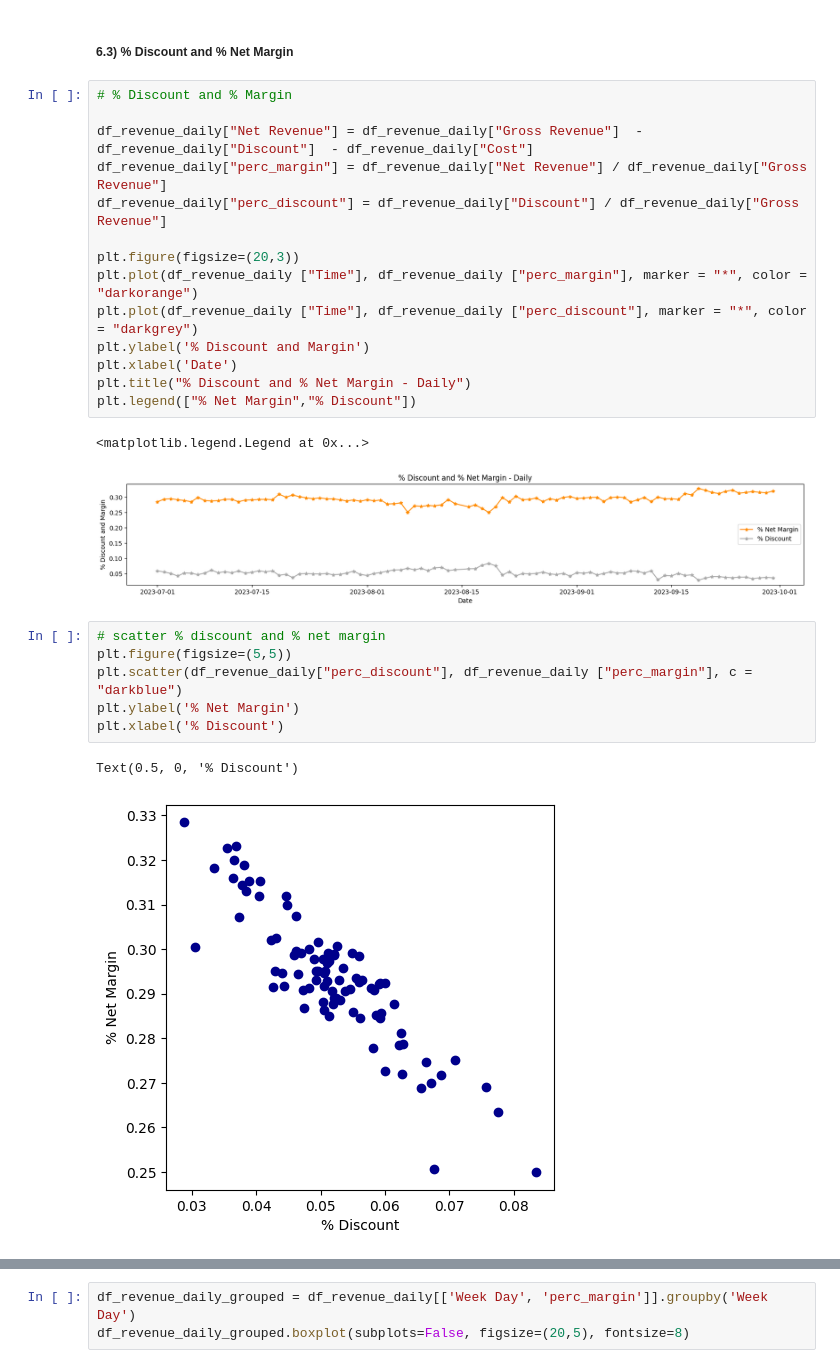
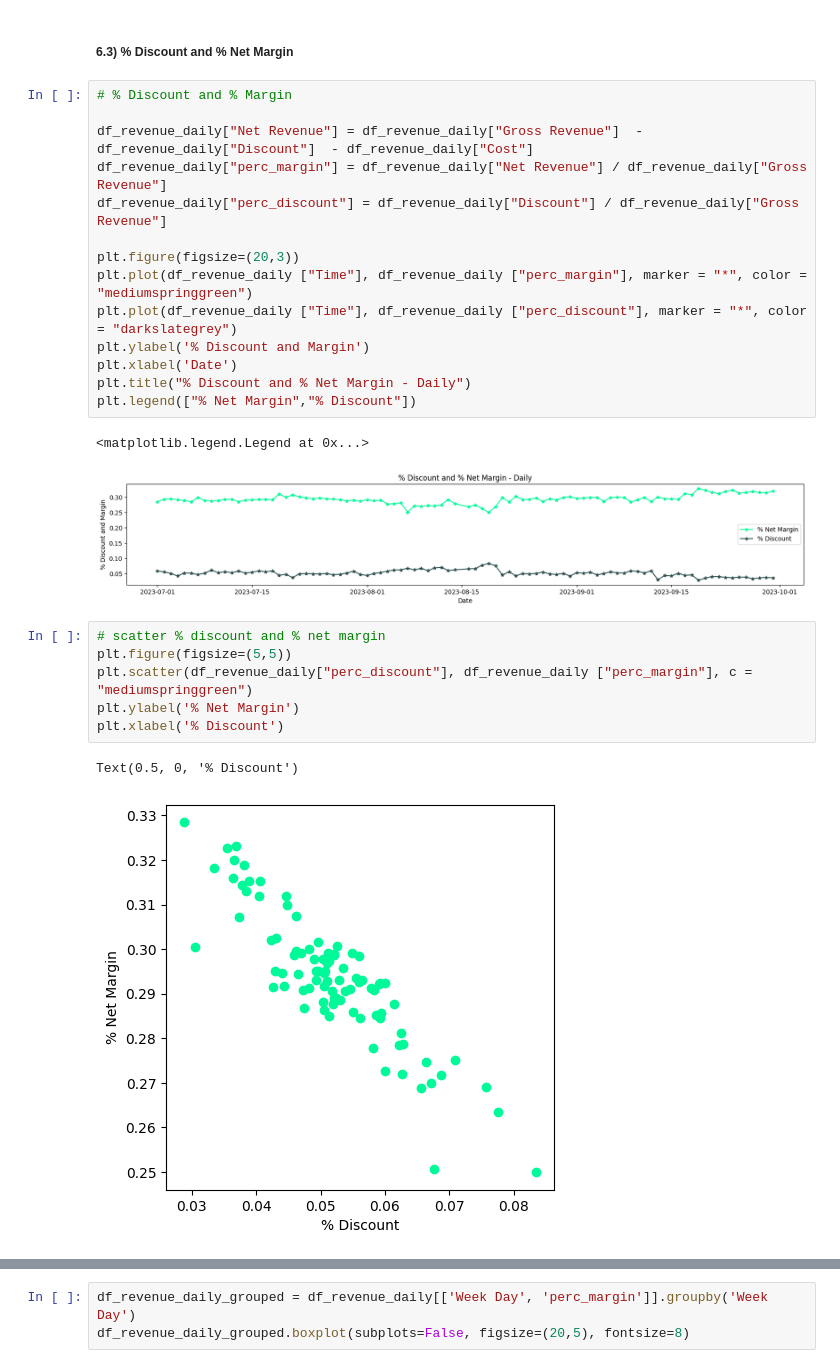
Before and after one commit to jsamu1994/data-challenge-jan-2024, a Jupyter notebook: python_files/exploring_dataset_1.ipynb, the cells around one changed output, grey strips where cells are left out. Saved outputs shown, nothing was run; the diff lists cells and outputs as text.

```diff
--- a/python_files/exploring_dataset_1.ipynb
+++ b/python_files/exploring_dataset_1.ipynb
@@ -305,22 +312,22 @@ df_revenue_daily["perc_margin"] = df_revenue_daily["Net Revenue"] / df_revenue_d
 df_revenue_daily["perc_discount"] = df_revenue_daily["Discount"] / df_revenue_daily["Gross Revenue"]
 
 plt.figure(figsize=(20,3))
-plt.plot(df_revenue_daily ["Time"], df_revenue_daily ["perc_margin"], marker = "*", color = "darkorange")
-plt.plot(df_revenue_daily ["Time"], df_revenue_daily ["perc_discount"], marker = "*", color = "darkgrey")
+plt.plot(df_revenue_daily ["Time"], df_revenue_daily ["perc_margin"], marker = "*", color = "mediumspringgreen")
+plt.plot(df_revenue_daily ["Time"], df_revenue_daily ["perc_discount"], marker = "*", color = "darkslategrey")
 plt.ylabel('% Discount and Margin')
 plt.xlabel('Date')
 plt.title("% Discount and % Net Margin - Daily")
 plt.legend(["% Net Margin","% Discount"])
 # %% [output]
 <matplotlib.legend.Legend at 0x...>
-[figure, old version]
+[figure, new version]
 # %%
 # scatter % discount and % net margin
 plt.figure(figsize=(5,5))
-plt.scatter(df_revenue_daily["perc_discount"], df_revenue_daily ["perc_margin"], c = "darkblue")
+plt.scatter(df_revenue_daily["perc_discount"], df_revenue_daily ["perc_margin"], c = "mediumspringgreen")
 plt.ylabel('% Net Margin')
 plt.xlabel('% Discount')
 # %% [output]
 Text(0.5, 0, '% Discount')
-[figure, old version]
+[figure, new version]
 # %% [markdown]
```
Also changed, not shown: parts of 13 cells of this notebook.
